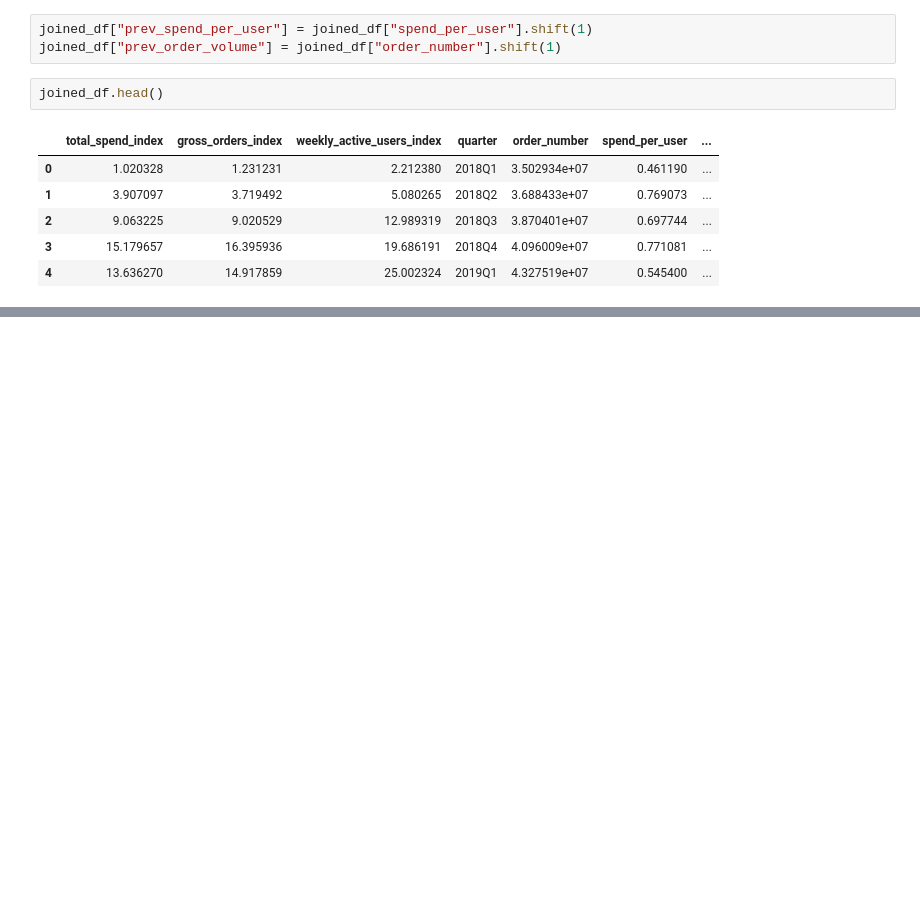
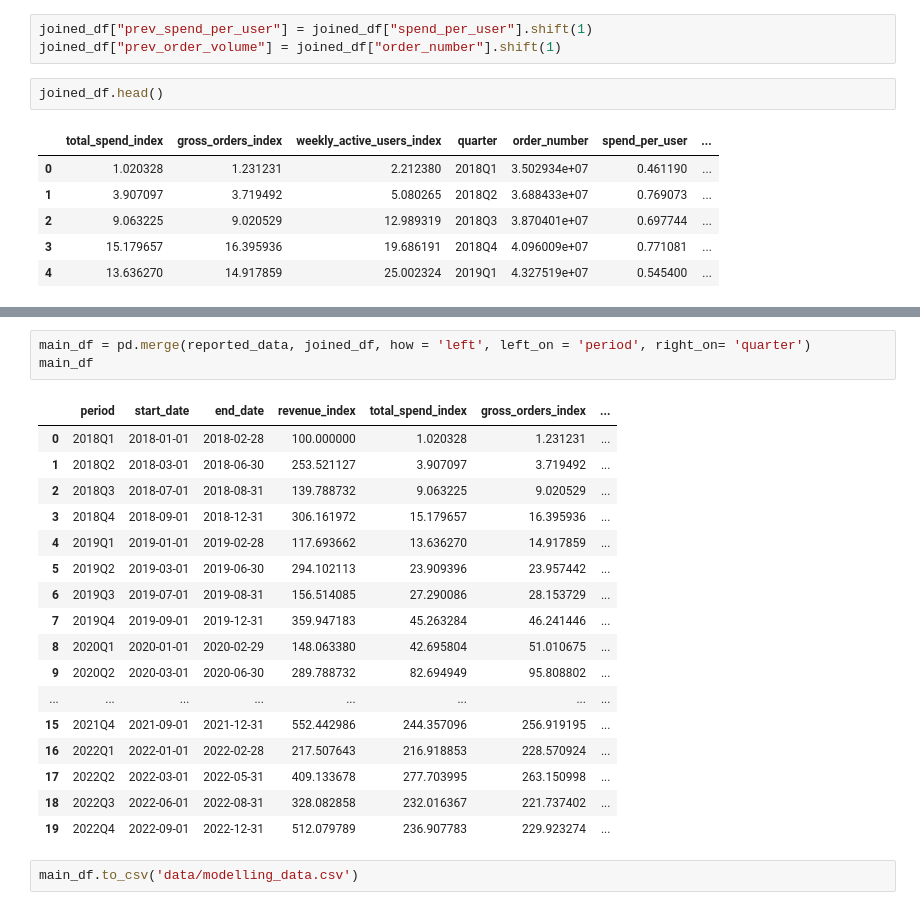
Before and after one commit to andrewbarwise/odp_screening, a Jupyter notebook: data_cleaning.ipynb, the cells around one changed output, grey strips where cells are left out. Saved outputs shown, nothing was run; the diff lists cells and outputs as text; blank space fills up the shorter version.

```diff
--- a/data_cleaning.ipynb
+++ b/data_cleaning.ipynb
@@ -222,0 +236,23 @@ joined_df.head()
+# %%
+main_df = pd.merge(reported_data, joined_df, how = 'left', left_on = 'period', right_on= 'quarter')
+main_df
+# %% [output]
+|  | period | start_date | end_date | revenue_index | total_spend_index | gross_orders_index | ... |
+| 0 | 2018Q1 | 2018-01-01 | 2018-02-28 | 100.000000 | 1.020328 | 1.231231 | ... |
+| 1 | 2018Q2 | 2018-03-01 | 2018-06-30 | 253.521127 | 3.907097 | 3.719492 | ... |
+| 2 | 2018Q3 | 2018-07-01 | 2018-08-31 | 139.788732 | 9.063225 | 9.020529 | ... |
+| 3 | 2018Q4 | 2018-09-01 | 2018-12-31 | 306.161972 | 15.179657 | 16.395936 | ... |
+| 4 | 2019Q1 | 2019-01-01 | 2019-02-28 | 117.693662 | 13.636270 | 14.917859 | ... |
+| 5 | 2019Q2 | 2019-03-01 | 2019-06-30 | 294.102113 | 23.909396 | 23.957442 | ... |
+| 6 | 2019Q3 | 2019-07-01 | 2019-08-31 | 156.514085 | 27.290086 | 28.153729 | ... |
+| 7 | 2019Q4 | 2019-09-01 | 2019-12-31 | 359.947183 | 45.263284 | 46.241446 | ... |
+| 8 | 2020Q1 | 2020-01-01 | 2020-02-29 | 148.063380 | 42.695804 | 51.010675 | ... |
+| 9 | 2020Q2 | 2020-03-01 | 2020-06-30 | 289.788732 | 82.694949 | 95.808802 | ... |
+| ... | ... | ... | ... | ... | ... | ... | ... |
+| 15 | 2021Q4 | 2021-09-01 | 2021-12-31 | 552.442986 | 244.357096 | 256.919195 | ... |
+| 16 | 2022Q1 | 2022-01-01 | 2022-02-28 | 217.507643 | 216.918853 | 228.570924 | ... |
+| 17 | 2022Q2 | 2022-03-01 | 2022-05-31 | 409.133678 | 277.703995 | 263.150998 | ... |
+| 18 | 2022Q3 | 2022-06-01 | 2022-08-31 | 328.082858 | 232.016367 | 221.737402 | ... |
+| 19 | 2022Q4 | 2022-09-01 | 2022-12-31 | 512.079789 | 236.907783 | 229.923274 | ... |
+# %%
+main_df.to_csv('data/modelling_data.csv')
```
Also changed, not shown: parts of 7 cells of this notebook, 3 other files.
